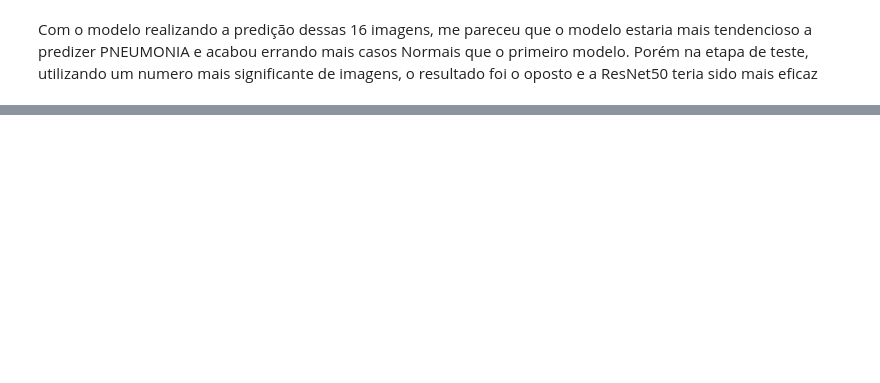
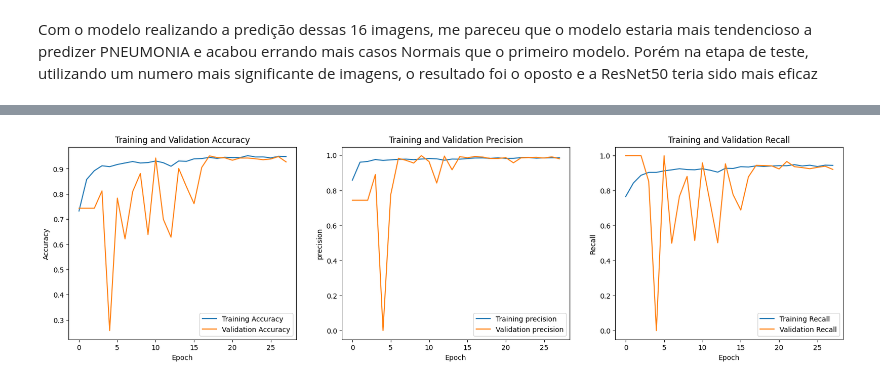
Before and after one commit to IgorEisenlohr/MVP-sprint-2, a Jupyter notebook: MVP_sprint_2_Deep_Learning.ipynb, the cells around one changed output, grey strips where cells are left out. Cells and saved outputs as stored; diff of their text form; code cells hidden in the pictures; blank space fills up the shorter version.

```diff
--- a/MVP_sprint_2_Deep_Learning.ipynb
+++ b/MVP_sprint_2_Deep_Learning.ipynb
@@ -585,0 +681,18 @@ Com o modelo realizando a predição dessas 16 imagens, me pareceu que o modelo
+# %%
+# Checkpoint do melhor modelo para os dados de validação
+checkpoint_b = ModelCheckpoint('melhor_modelo_2.h5', monitor='val_accuracy', save_best_only=True, mode='max', verbose=1)
+
+# Alterando o learning_rate caso não tenha melhora do modelo
+lr = ReduceLROnPlateau(monitor='val_accuracy', patience=5, verbose=1, factor=0.1)
+
+# Parando a rede caso não tenha mais evolução
+early_stopping = EarlyStopping(monitor='val_accuracy', patience=10, verbose=1)
+# %%
+# treinando o modelo com os mesmos parâmetros
+model_b_history = model_b.fit(train_data,
+                            steps_per_epoch=len(train_data),
+                            epochs=50,
+                            validation_data=val_data,
+                            callbacks=[checkpoint_b,lr,early_stopping],
+                            class_weight=class_weight,
+                            validation_steps=len(val_data))
@@ -585,0 +720,31 @@ Com o modelo realizando a predição dessas 16 imagens, me pareceu que o modelo
+# %%
+plt.figure(figsize=(20,5))
+
+plt.subplot(131)
+plt.title('Training and Validation Accuracy')
+plt.plot(model_b_history.history['accuracy'], label='Training Accuracy')
+plt.plot(model_b_history.history['val_accuracy'], label='Validation Accuracy')
+plt.xlabel('Epoch')
+plt.ylabel('Accuracy')
+plt.legend()
+
+plt.subplot(132)
+plt.title('Training and Validation Precision')
+plt.plot(model_b_history.history['precision_2'], label='Training precision')
+plt.plot(model_b_history.history['val_precision_2'], label='Validation precision')
+plt.xlabel('Epoch')
+plt.ylabel('precision')
+plt.legend()
+
+plt.subplot(133)
+plt.title('Training and Validation Recall')
+plt.plot(model_b_history.history['recall_2'], label='Training Recall')
+plt.plot(model_b_history.history['val_recall_2'], label='Validation Recall')
+plt.xlabel('Epoch')
+plt.ylabel('Recall')
+plt.legend()
+
+
+plt.show()
+# %% [output]
+[figure, added]
```
Also changed, not shown: parts of 34 cells of this notebook.
